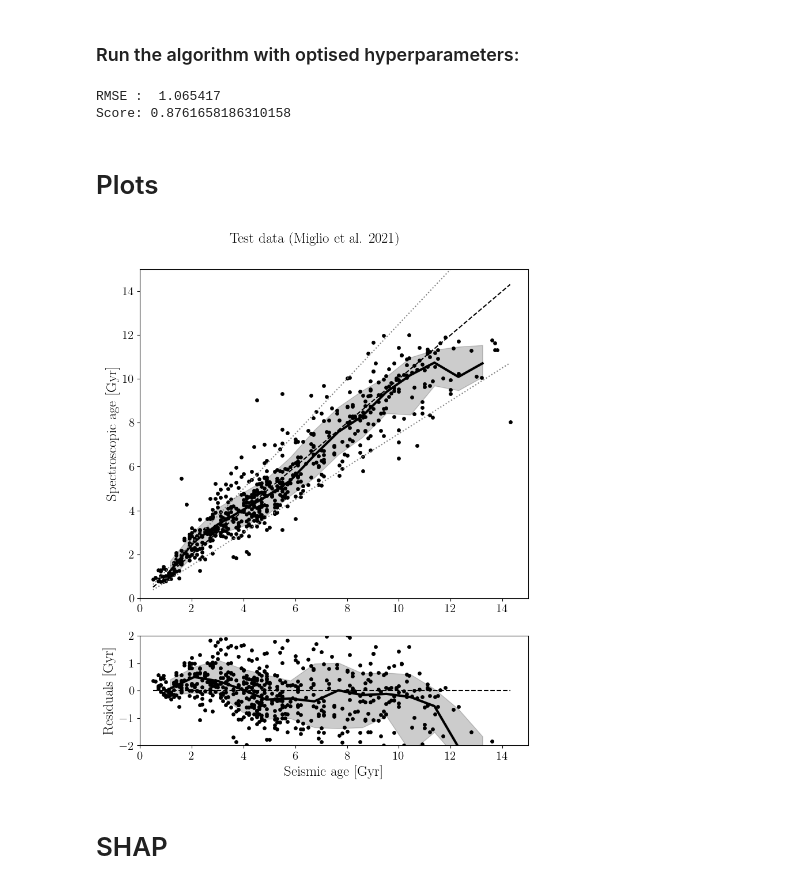
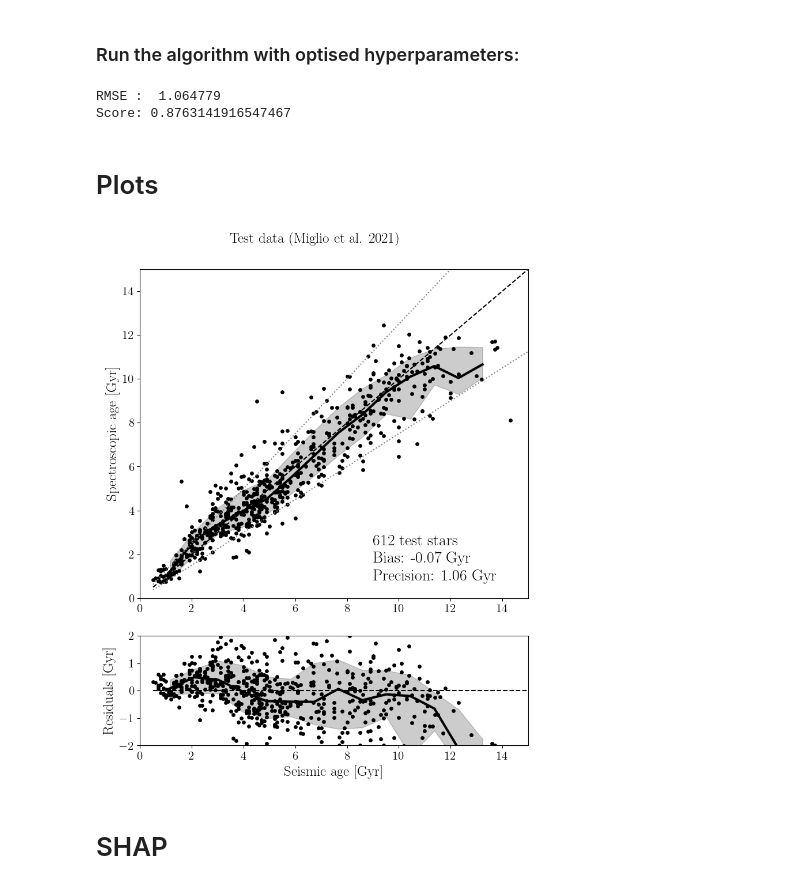
Before and after one commit to fjaellet/xgboost_chem_ages, a Jupyter notebook: py/train_xgboost_miglio2021.ipynb, the cells around one changed output. Drawn from its saved outputs; the diff is of its cells as text; code cells hidden in the pictures.

```diff
--- a/py/train_xgboost_miglio2021.ipynb
+++ b/py/train_xgboost_miglio2021.ipynb
@@ -39,7 +39,7 @@ font = {'family' : 'serif', 'serif': 'helvet', 'weight' : 'bold', 'size'   : 20}
 mpl.rc('font', **font)
 mpl.rc('text', usetex=True)
 # %%
-suffix = "_230314" # date
+suffix = "_230414" # date
 # %% [markdown]
 # Import the training table (APOGEE-Kepler dataset)
 
@@ -267,8 +268,8 @@ Now we create a pandas dataframe containing only the columns we think could be i
 # %%
 trainfeatures = ['TEFF', 'LOGG', 'C_FE', 'CI_FE', 'N_FE', 'O_FE',
                  'NA_FE', 'MG_FE', 'AL_FE', 'SI_FE', 'K_FE',
-                 'CA_FE', 'TI_FE', 'V_FE', 'MN_FE', 'CO_FE', 'NI_FE']
-filtered_df = mig[['Age'] + trainfeatures].copy() # excluding: ['FE_H', 'CE_FE']
+                 'CA_FE', 'TI_FE', 'V_FE', 'MN_FE', 'CO_FE', 'NI_FE', 'CE_FE']
+filtered_df = mig[['Age'] + trainfeatures].copy() # excluding: ['FE_H']
 filtered_df = filtered_df.dropna()
 filtered_df = filtered_df.apply(pd.to_numeric, errors='coerce')
 # %%
@@ -347,0 +326,20 @@ xgb_grid.best_params_
+# %%
+from sklearn.model_selection import GridSearchCV
+
+xgb1 = xgb.XGBRegressor()
+parameters = {
+    'nthread':[4],
+    'objective':['reg:squarederror'],
+    'learning_rate':[0.002, 0.005, 0.01],
+    'max_depth':[6, 7, 8],
+    'min_child_weight': [8, 10, 12],
+    'subsample':[0.6],
+    'n_estimators':[1000, 1500, 2000]
+}
+xgb_grid = GridSearchCV(xgb1,
+                        parameters,
+                        cv=2,
+                        n_jobs=2,
+                        verbose=True)
+xgb_grid.fit(train_X,
+             train_y)
@@ -350,7 +377,7 @@ If you have actually run the hyperparameter optimisation, you should have gotten
 # %%
 best_params = {'learning_rate': 0.005,
               'max_depth': 7,
-              'min_child_weight': 8,
+              'min_child_weight': 10,
               'n_estimators': 1500,
               'nthread': 4,
               'objective': 'reg:squarederror',
@@ -382,49 +409,44 @@ print("RMSE : % f" %(rmse))
 result = model.score(test_X, test_y)
 print("Score: "+str(result))
 # %% [output]
-RMSE :  1.065417
-Score: 0.8761658186310158
+RMSE :  1.064779
+Score: 0.8763141916547467
 # %% [markdown]
 # Plots
 # %%
 f, (a0, a1) = plt.subplots(2, 1, height_ratios=[3, 1], figsize=(8,10))
-
-plot_rgb_rc = False
 
 # Top panel: predicted age vs. seismic age
 plt.axes(a0)
 a0.scatter(test_y, pred, c="k", s=15, label="Default model")
 overplot_trend(test_y, pred, alpha=0.2, color="k", bins=15)
-if plot_rgb_rc:
-    a0.scatter(test_rgb, pred_rgb, c="b", s=10, label="RGB model")
-    overplot_trend(test_rgb, pred_rgb, alpha=0.2, color="b", bins=10)
-    a0.scatter(test_rc,  pred_rc, c="r", s=10, label="RC model")
-    overplot_trend(test_rc,  pred_rc, alpha=0.2, color="r", bins=10)
-xx = np.linspace(np.min(test_y), np.max(test_y), 20)
+xx = np.linspace(np.min(test_y), 15, 20)
 a0.plot(xx, xx, color = 'k', ls="dashed")
 a0.plot(xx, 1.25*xx, color = 'grey', ls="dotted")
 a0.plot(xx, 0.75*xx, color = 'grey', ls="dotted")
 a0.set_ylabel(r"Spectroscopic age [Gyr]", fontsize=18)
-#a0.legend(loc="upper left", fontsize=18)
 a0.axis([0,15,0,15])
+
+plt.text(9, 2.4, str(len(test_y))+ " test stars", fontsize=20)
+plt.text(9, 1.6, "Bias: "+ str(np.round(np.mean(pred-test_y),2))+ " Gyr", fontsize=20)
+plt.text(9, 0.8, "Precision: "+ str(np.round(np.std(pred-test_y),2))+ " Gyr", fontsize=20)
 
 # Bottom panel: residuals
 plt.axes(a1)
 a1.scatter(test_y, pred-test_y, c="k", s=15)
 overplot_trend(test_y, pred-test_y, alpha=0.2, color="k", bins=15)
 if plot_rgb_rc:
     a1.scatter(test_rgb, pred_rgb-test_rgb, c="b", s=5)
     a1.scatter(test_rc,  pred_rc-test_rc, c="r", s=5)
 a1.plot(xx, np.zeros(len(xx)), color = 'k', ls="dashed")
 a1.set_xlabel(r"Seismic age [Gyr]", fontsize=18)
 a1.set_ylabel(r"Residuals [Gyr]", fontsize=18)
-
 a1.axis([0,15,-2, 2])
 plt.suptitle("Test data (Miglio et al. 2021)", fontsize=18)
 plt.tight_layout()
-plt.savefig("../im/predicted_vs_true_testdata.png")
+plt.savefig("../im/predicted_vs_true_testdata.png", dpi=300)
 # %% [output]
-[figure, old version]
+[figure, new version]
 # %% [markdown]
 # SHAP
 # %%
```
Also changed, not shown: parts of 19 cells of this notebook, 46 other files.
